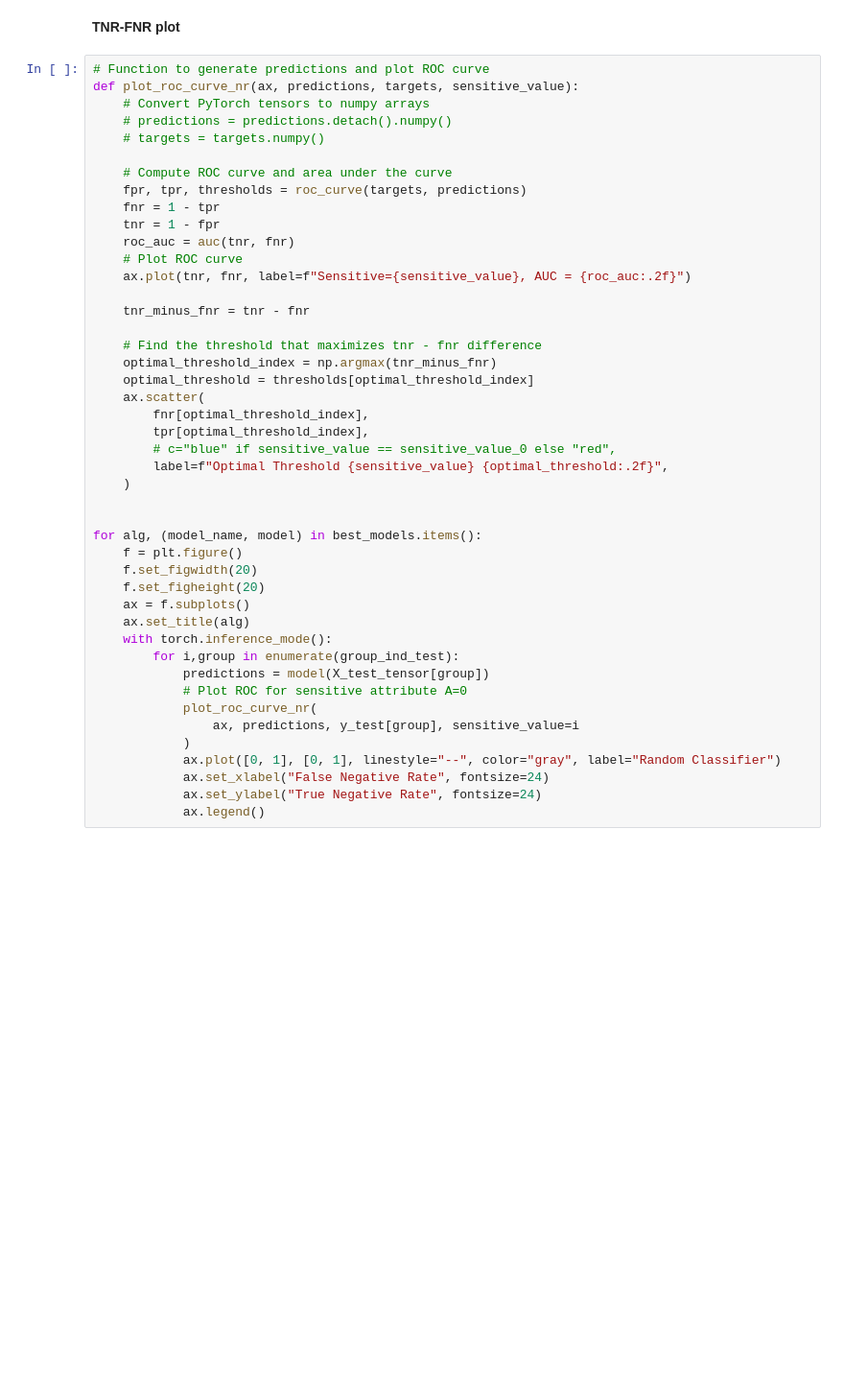
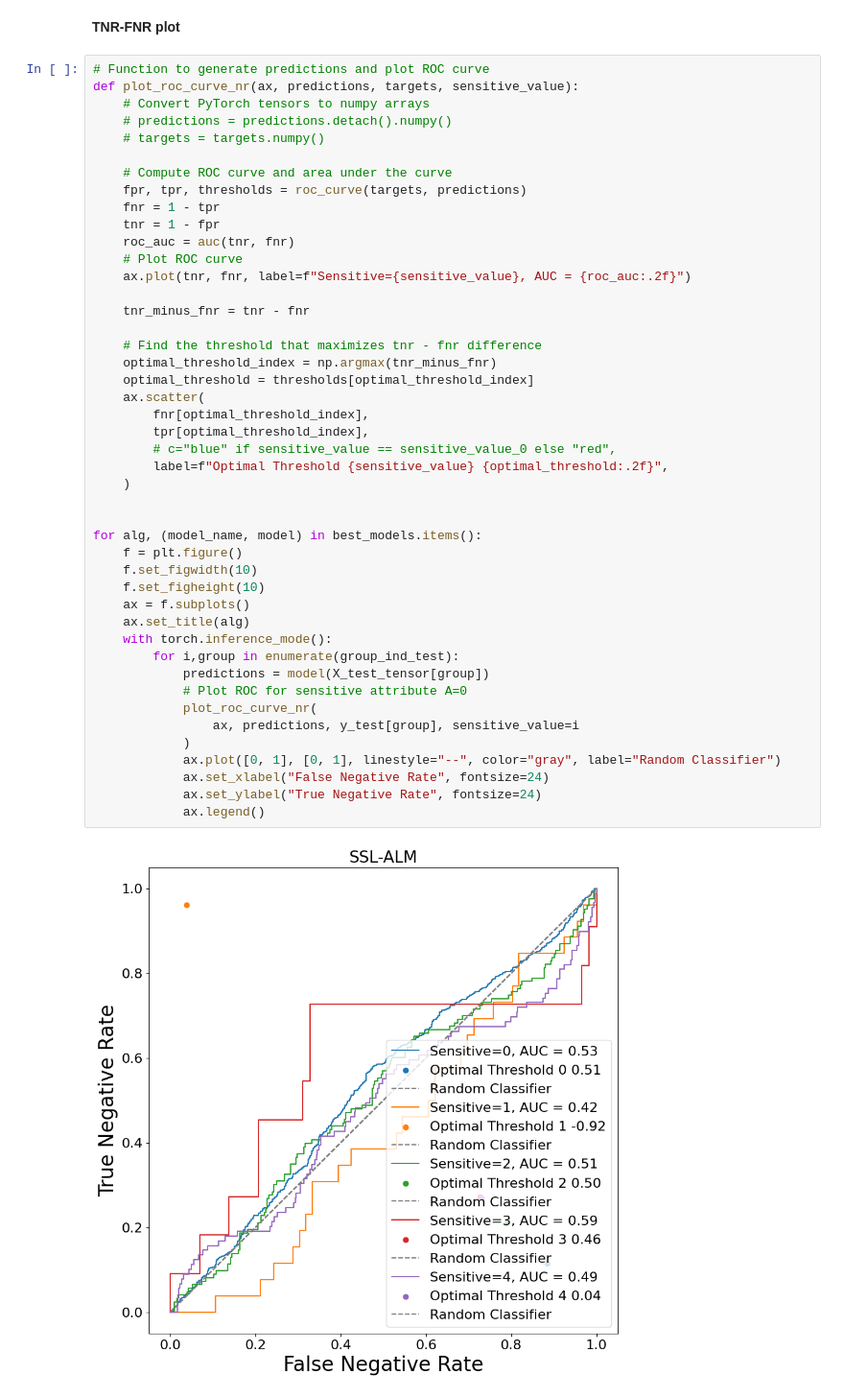
Before and after one commit to andrewklayk/humancompatible-train, a Jupyter notebook: experiments/model_plots.ipynb, the cells around one changed output. Shown at 96% size. Cells and saved outputs as stored; diff of their text form; blank space fills up the shorter version.

```diff
--- a/experiments/model_plots.ipynb
+++ b/experiments/model_plots.ipynb
@@ -273,32 +357,34 @@ def plot_roc_curve_nr(ax, predictions, targets, sensitive_value):
     ax.plot(tnr, fnr, label=f"Sensitive={sensitive_value}, AUC = {roc_auc:.2f}")
 
     tnr_minus_fnr = tnr - fnr
 
     # Find the threshold that maximizes tnr - fnr difference
     optimal_threshold_index = np.argmax(tnr_minus_fnr)
     optimal_threshold = thresholds[optimal_threshold_index]
     ax.scatter(
         fnr[optimal_threshold_index],
         tpr[optimal_threshold_index],
         # c="blue" if sensitive_value == sensitive_value_0 else "red",
         label=f"Optimal Threshold {sensitive_value} {optimal_threshold:.2f}",
     )
 
 
 for alg, (model_name, model) in best_models.items():
     f = plt.figure()
-    f.set_figwidth(20)
-    f.set_figheight(20)
+    f.set_figwidth(10)
+    f.set_figheight(10)
     ax = f.subplots()
     ax.set_title(alg)
     with torch.inference_mode():
         for i,group in enumerate(group_ind_test):
             predictions = model(X_test_tensor[group])
             # Plot ROC for sensitive attribute A=0
             plot_roc_curve_nr(
                 ax, predictions, y_test[group], sensitive_value=i
             )
             ax.plot([0, 1], [0, 1], linestyle="--", color="gray", label="Random Classifier")
             ax.set_xlabel("False Negative Rate", fontsize=24)
             ax.set_ylabel("True Negative Rate", fontsize=24)
             ax.legend()
+# %% [output]
+[figure, added]
```
Also changed, not shown: parts of 18 cells of this notebook, 2 other files.
